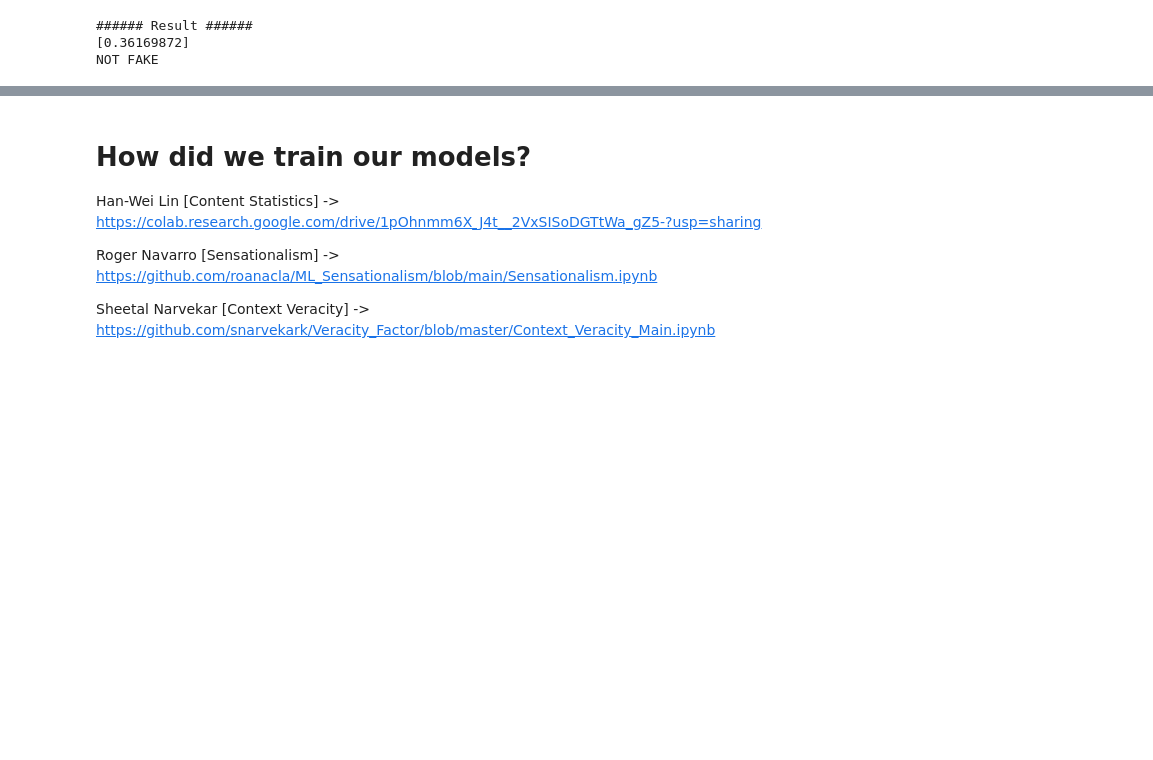
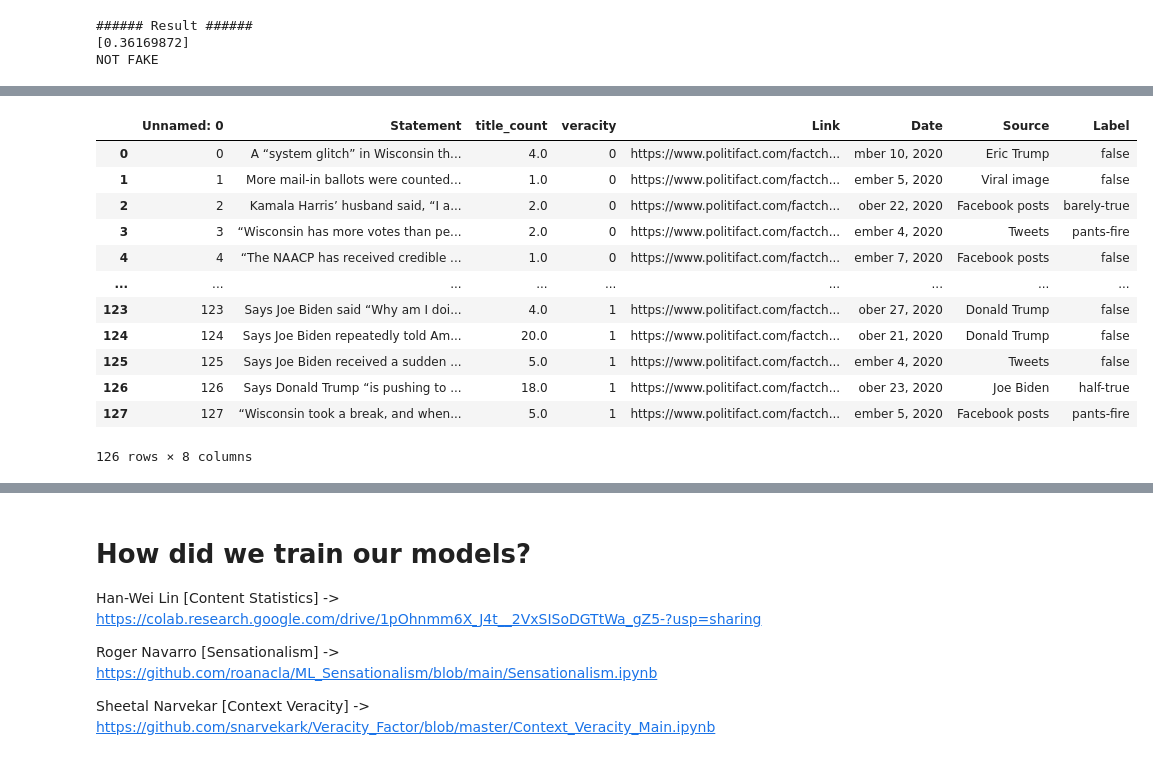
Before and after one commit to roanacla/FactorsIntegration, a Jupyter notebook: Factors_Integration.ipynb, the cells around one changed output, grey strips where cells are left out. Saved outputs shown, nothing was run; the diff lists cells and outputs as text; code cells hidden in the pictures; blank space fills up the shorter version.

```diff
--- a/Factors_Integration.ipynb
+++ b/Factors_Integration.ipynb
@@ -129,0 +185,4 @@ NOT FAKE
+# %%
+%cd /content/
+import pandas as pd
+df_posts = pd.read_csv('/content/Veracity_main.csv', sep=',', error_bad_lines=False)
@@ -129,0 +191,2 @@ NOT FAKE
+# %%
+df_posts.rename(columns={'title':'Statement'}, inplace=True)
@@ -129,0 +200,17 @@ NOT FAKE
+# %%
+df_posts = df_posts[df_posts['Label'] != 'full-flop']
+df_posts
+# %% [output]
+|  | Unnamed: 0 | Statement | title_count | veracity | Link | Date | Source | Label |
+| 0 | 0 | A “system glitch” in Wisconsin th... | 4.0 | 0 | https://www.politifact.com/factch... | mber 10, 2020 | Eric Trump | false |
+| 1 | 1 | More mail-in ballots were counted... | 1.0 | 0 | https://www.politifact.com/factch... | ember 5, 2020 | Viral image | false |
+| 2 | 2 | Kamala Harris’ husband said, “I a... | 2.0 | 0 | https://www.politifact.com/factch... | ober 22, 2020 | Facebook posts | barely-true |
+| 3 | 3 | “Wisconsin has more votes than pe... | 2.0 | 0 | https://www.politifact.com/factch... | ember 4, 2020 | Tweets | pants-fire |
+| 4 | 4 | “The NAACP has received credible ... | 1.0 | 0 | https://www.politifact.com/factch... | ember 7, 2020 | Facebook posts | false |
+| ... | ... | ... | ... | ... | ... | ... | ... | ... |
+| 123 | 123 | Says Joe Biden said “Why am I doi... | 4.0 | 1 | https://www.politifact.com/factch... | ober 27, 2020 | Donald Trump | false |
+| 124 | 124 | Says Joe Biden repeatedly told Am... | 20.0 | 1 | https://www.politifact.com/factch... | ober 21, 2020 | Donald Trump | false |
+| 125 | 125 | Says Joe Biden received a sudden ... | 5.0 | 1 | https://www.politifact.com/factch... | ember 4, 2020 | Tweets | false |
+| 126 | 126 | Says Donald Trump “is pushing to ... | 18.0 | 1 | https://www.politifact.com/factch... | ober 23, 2020 | Joe Biden | half-true |
+| 127 | 127 | “Wisconsin took a break, and when... | 5.0 | 1 | https://www.politifact.com/factch... | ember 5, 2020 | Facebook posts | pants-fire |
+126 rows × 8 columns
```
Also changed, not shown: parts of 23 cells of this notebook.
